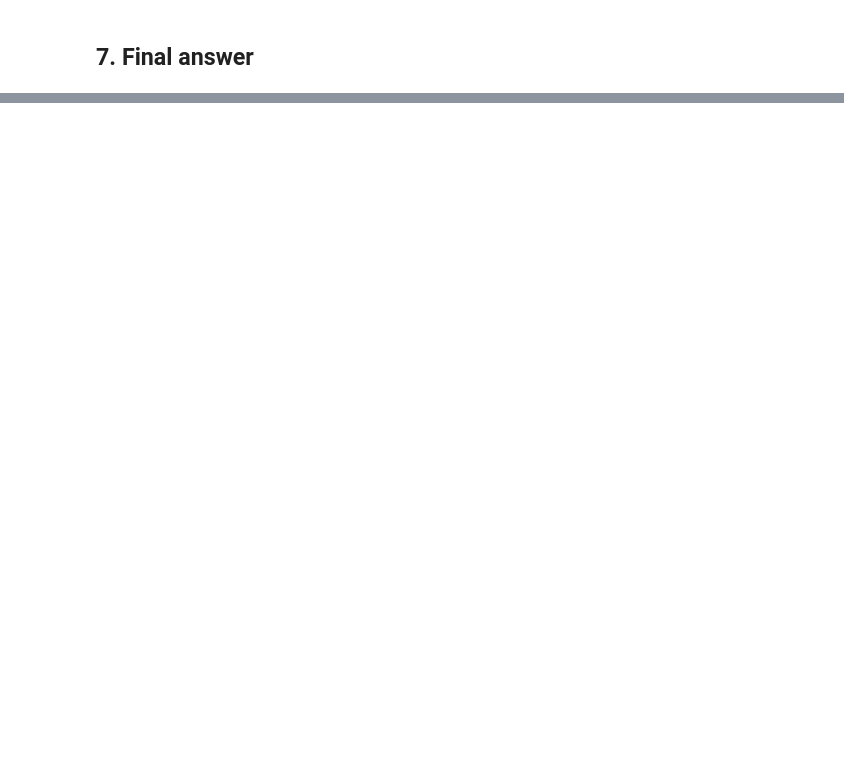
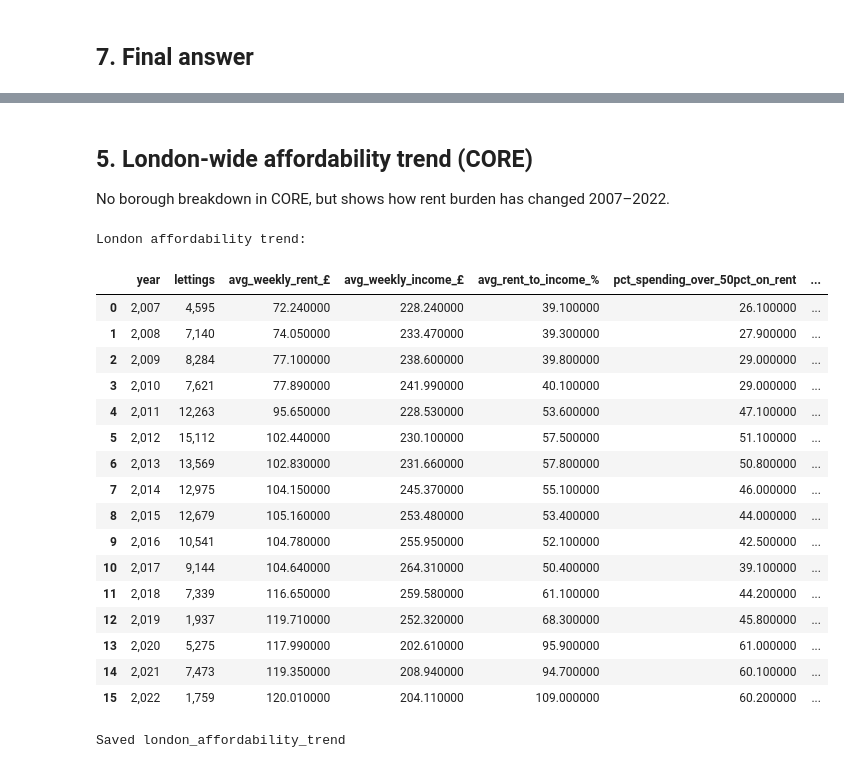
Before and after one commit to llani-rainey/london-social-housing-retrofit-pipeline, a Jupyter notebook: notebooks/05_build_gold.ipynb, the cells around one changed output, grey strips where cells are left out. Cells and saved outputs as stored; diff of their text form; code cells hidden in the pictures; blank space fills up the shorter version.

```diff
--- a/notebooks/05_build_gold.ipynb
+++ b/notebooks/05_build_gold.ipynb
@@ -367,0 +638,49 @@ spark.read.parquet(f'{GOLD}/london_affordability_trend') \
+# %% [markdown]
+## 5. London-wide affordability trend (CORE)
+
+No borough breakdown in CORE, but shows how rent burden has changed 2007–2022.
+# %%
+affordability = (
+    core
+    .filter(col('weekly_rent_est').isNotNull() & col('weekly_income_est').isNotNull())
+    .groupBy('year')
+    .agg(
+        count('*').alias('lettings'),
+        spark_round(avg('weekly_rent_est'), 2).alias('avg_weekly_rent_£'),
+        spark_round(avg('weekly_income_est'), 2).alias('avg_weekly_income_£'),
+        spark_round(avg('rent_to_income_pct'), 1).alias('avg_rent_to_income_%'),
+        spark_round(
+            spark_sum(when(col('rent_to_income_pct') > 50, 1).otherwise(0)) / count('*') * 100, 1
+        ).alias('pct_spending_over_50pct_on_rent'),
+        spark_round(
+            spark_sum(when(col('overcrowded') == True, 1).otherwise(0)) / count('*') * 100, 1
+        ).alias('pct_overcrowded'),
+    )
+    .orderBy('year')
+)
+
+print('London affordability trend:')
+display(affordability.limit(20).toPandas().style.format(thousands=","))
+
+affordability.write.mode('overwrite').parquet(f'{GOLD}/london_affordability_trend')
+print('Saved london_affordability_trend')
+# %% [output]
+London affordability trend:
+|  | year | lettings | avg_weekly_rent_£ | avg_weekly_income_£ | avg_rent_to_income_% | pct_spending_over_50pct_on_rent | ... |
+| 0 | 2,007 | 4,595 | 72.240000 | 228.240000 | 39.100000 | 26.100000 | ... |
+| 1 | 2,008 | 7,140 | 74.050000 | 233.470000 | 39.300000 | 27.900000 | ... |
+| 2 | 2,009 | 8,284 | 77.100000 | 238.600000 | 39.800000 | 29.000000 | ... |
+| 3 | 2,010 | 7,621 | 77.890000 | 241.990000 | 40.100000 | 29.000000 | ... |
+| 4 | 2,011 | 12,263 | 95.650000 | 228.530000 | 53.600000 | 47.100000 | ... |
+| 5 | 2,012 | 15,112 | 102.440000 | 230.100000 | 57.500000 | 51.100000 | ... |
+| 6 | 2,013 | 13,569 | 102.830000 | 231.660000 | 57.800000 | 50.800000 | ... |
+| 7 | 2,014 | 12,975 | 104.150000 | 245.370000 | 55.100000 | 46.000000 | ... |
+| 8 | 2,015 | 12,679 | 105.160000 | 253.480000 | 53.400000 | 44.000000 | ... |
+| 9 | 2,016 | 10,541 | 104.780000 | 255.950000 | 52.100000 | 42.500000 | ... |
+| 10 | 2,017 | 9,144 | 104.640000 | 264.310000 | 50.400000 | 39.100000 | ... |
+| 11 | 2,018 | 7,339 | 116.650000 | 259.580000 | 61.100000 | 44.200000 | ... |
+| 12 | 2,019 | 1,937 | 119.710000 | 252.320000 | 68.300000 | 45.800000 | ... |
+| 13 | 2,020 | 5,275 | 117.990000 | 202.610000 | 95.900000 | 61.000000 | ... |
+| 14 | 2,021 | 7,473 | 119.350000 | 208.940000 | 94.700000 | 60.100000 | ... |
+| 15 | 2,022 | 1,759 | 120.010000 | 204.110000 | 109.000000 | 60.200000 | ... |
+Saved london_affordability_trend
```
Also changed, not shown: parts of 24 cells of this notebook, 6 other files.
